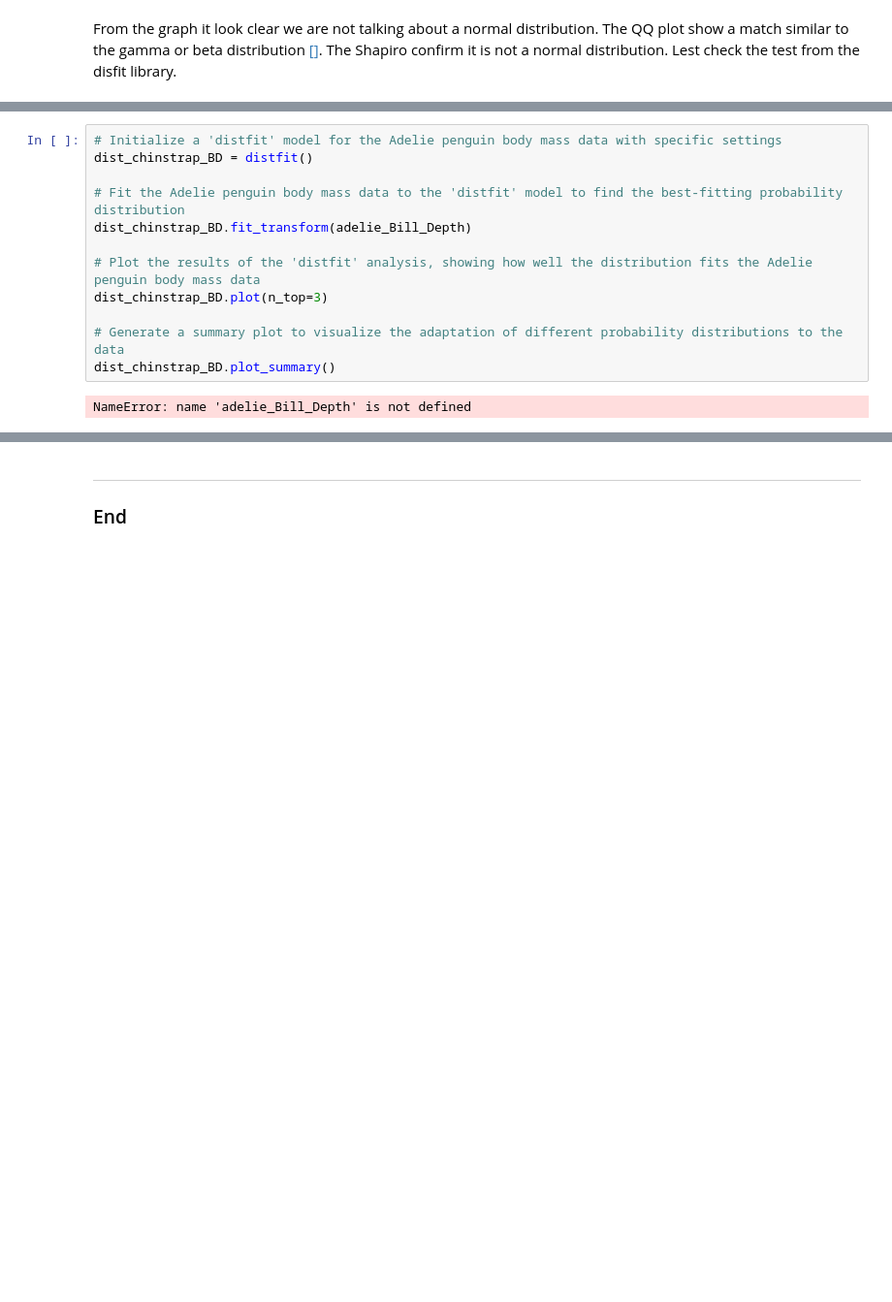
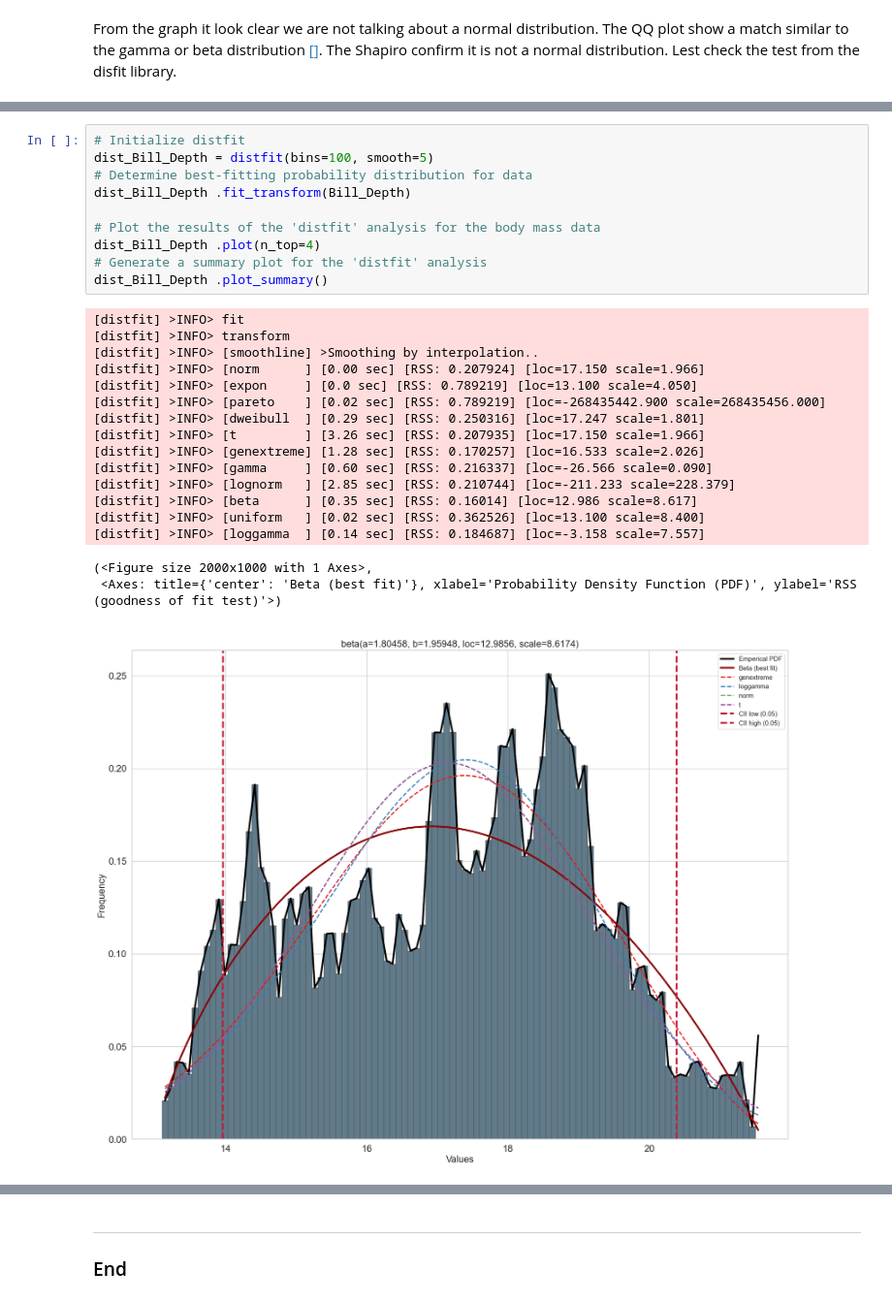
Before and after one commit to Cecilia8989/fund_data_analysis, a Jupyter notebook: task.ipynb, the cells around one changed output, grey strips where cells are left out. Shown at 97% size. Cells and saved outputs as stored; diff of their text form; blank space fills up the shorter version.

```diff
--- a/task.ipynb
+++ b/task.ipynb
@@ -1203,14 +1242,28 @@ f.summary()
 # %%
-# Initialize a 'distfit' model for the Adelie penguin body mass data with specific settings
-dist_chinstrap_BD = distfit()
+# Initialize distfit
+dist_Bill_Depth = distfit(bins=100, smooth=5)
+# Determine best-fitting probability distribution for data
+dist_Bill_Depth .fit_transform(Bill_Depth)
 
-# Fit the Adelie penguin body mass data to the 'distfit' model to find the best-fitting probability distribution
-dist_chinstrap_BD.fit_transform(adelie_Bill_Depth)
-
-# Plot the results of the 'distfit' analysis, showing how well the distribution fits the Adelie penguin body mass data
-dist_chinstrap_BD.plot(n_top=3)
-
-# Generate a summary plot to visualize the adaptation of different probability distributions to the data
-dist_chinstrap_BD.plot_summary()
+# Plot the results of the 'distfit' analysis for the body mass data
+dist_Bill_Depth .plot(n_top=4)
+# Generate a summary plot for the 'distfit' analysis
+dist_Bill_Depth .plot_summary()
 # %% [output]
-NameError: name 'adelie_Bill_Depth' is not defined
+[distfit] >INFO> fit
+[distfit] >INFO> transform
+[distfit] >INFO> [smoothline] >Smoothing by interpolation..
+[distfit] >INFO> [norm      ] [0.00 sec] [RSS: 0.207924] [loc=17.150 scale=1.966]
+[distfit] >INFO> [expon     ] [0.0 sec] [RSS: 0.789219] [loc=13.100 scale=4.050]
+[distfit] >INFO> [pareto    ] [0.02 sec] [RSS: 0.789219] [loc=-268435442.900 scale=268435456.000]
+[distfit] >INFO> [dweibull  ] [0.29 sec] [RSS: 0.250316] [loc=17.247 scale=1.801]
+[distfit] >INFO> [t         ] [3.26 sec] [RSS: 0.207935] [loc=17.150 scale=1.966]
+[distfit] >INFO> [genextreme] [1.28 sec] [RSS: 0.170257] [loc=16.533 scale=2.026]
+[distfit] >INFO> [gamma     ] [0.60 sec] [RSS: 0.216337] [loc=-26.566 scale=0.090]
+[distfit] >INFO> [lognorm   ] [2.85 sec] [RSS: 0.210744] [loc=-211.233 scale=228.379]
+[distfit] >INFO> [beta      ] [0.35 sec] [RSS: 0.16014] [loc=12.986 scale=8.617]
+[distfit] >INFO> [uniform   ] [0.02 sec] [RSS: 0.362526] [loc=13.100 scale=8.400]
+[distfit] >INFO> [loggamma  ] [0.14 sec] [RSS: 0.184687] [loc=-3.158 scale=7.557]
+(<Figure size 2000x1000 with 1 Axes>,
+ <Axes: title={'center': 'Beta (best fit)'}, xlabel='Probability Density Function (PDF)', ylabel='RSS (goodness of fit test)'>)
+[figure, added]
```
Also changed, not shown: parts of 25 cells of this notebook.
